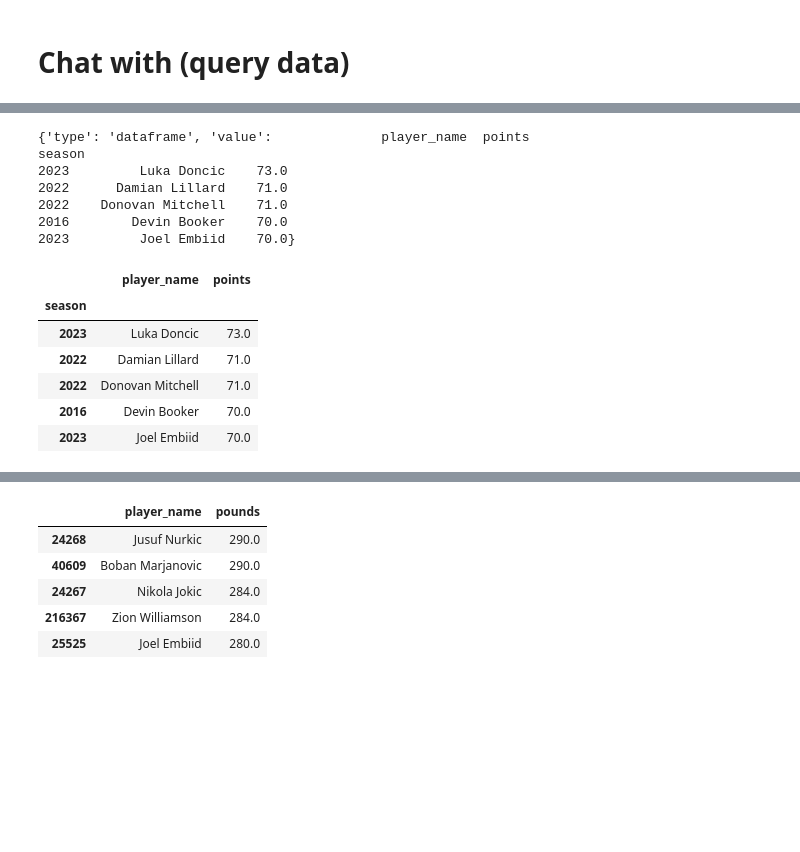
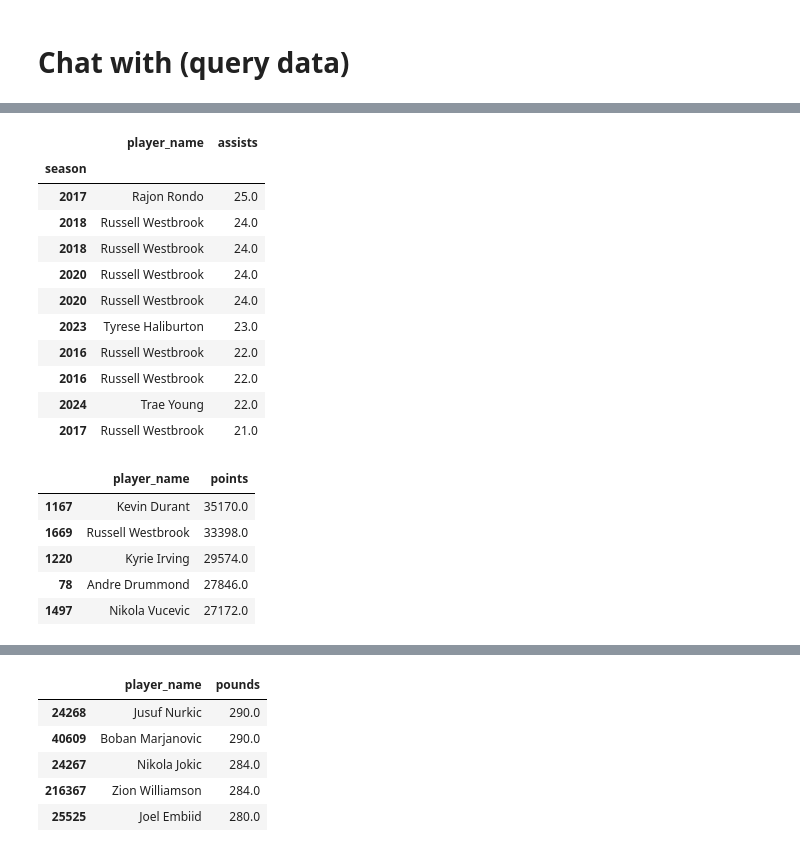
Before and after one commit to conorheffron/nba-stats, a Jupyter notebook: part4-ai-llm-analysis-V3.ipynb, the cells around one changed output, grey strips where cells are left out. Cells and saved outputs as stored; diff of their text form; code cells hidden in the pictures; blank space fills up the shorter version.

```diff
--- a/part4-ai-llm-analysis-V3.ipynb
+++ b/part4-ai-llm-analysis-V3.ipynb
@@ -111,20 +105,27 @@ season
+# %%
+df_nba.chat("Which are the top 10 player_names by assists?")
+# %% [output]
+|  | player_name | assists |
+| season |  |  |
+| 2017 | Rajon Rondo | 25.0 |
+| 2018 | Russell Westbrook | 24.0 |
+| 2018 | Russell Westbrook | 24.0 |
+| 2020 | Russell Westbrook | 24.0 |
+| 2020 | Russell Westbrook | 24.0 |
+| 2023 | Tyrese Haliburton | 23.0 |
+| 2016 | Russell Westbrook | 22.0 |
+| 2016 | Russell Westbrook | 22.0 |
+| 2024 | Trae Young | 22.0 |
+| 2017 | Russell Westbrook | 21.0 |
 # %%
-df_nba.chat("Which are the top 5 player_names by points?")
+df_nba.chat("Which are the top 5 player_names group by points?")
 # %% [output]
-{'type': 'dataframe', 'value':              player_name  points
-season
-2023         Luka Doncic    73.0
-2022      Damian Lillard    71.0
-2022    Donovan Mitchell    71.0
-2016        Devin Booker    70.0
-2023         Joel Embiid    70.0}
 |  | player_name | points |
-| season |  |  |
-| 2023 | Luka Doncic | 73.0 |
-| 2022 | Damian Lillard | 71.0 |
-| 2022 | Donovan Mitchell | 71.0 |
-| 2016 | Devin Booker | 70.0 |
-| 2023 | Joel Embiid | 70.0 |
+| 1167 | Kevin Durant | 35170.0 |
+| 1669 | Russell Westbrook | 33398.0 |
+| 1220 | Kyrie Irving | 29574.0 |
+| 78 | Andre Drummond | 27846.0 |
+| 1497 | Nikola Vucevic | 27172.0 |
 # %%
 df_nba.chat("Which are the top 5 player_names group by blocks?")
 # %% [output]
```
Also changed, not shown: parts of 13 cells of this notebook, 2 other files.
